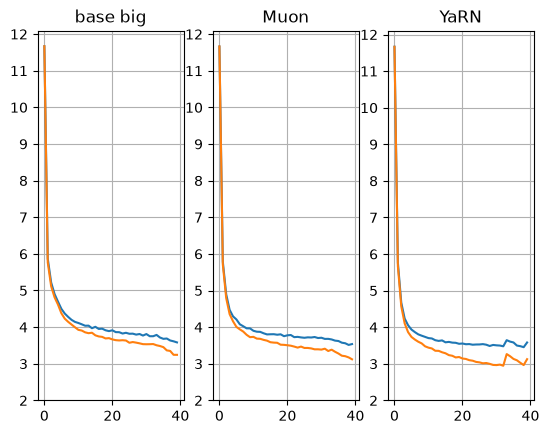
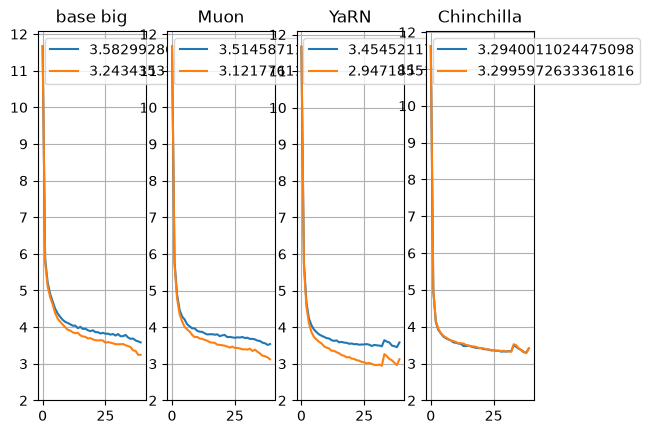
The change to this notebook cell's code, shown as a diff; its figure went from the first image to the second:
--- before
+++ after
@@ -8,8 +8,8 @@
     for line in range(n_lines):
         line_data = json.loads(f.readline())
-        data = np.array(line_data["eval_loss_stats"])
         plt.subplot(1, n_lines, line+1)
-        plt.plot(data)
+        plt.plot(line_data["eval_loss_stats"])
         plt.plot(np.array(line_data["train_loss_stats"]))
+        plt.legend([min(line_data["eval_loss_stats"]), min(line_data["train_loss_stats"])]) 
         plt.title(line_data["name"])
         plt.yticks(np.arange(2, 13, 1))

Commit: (P2) Chinchilla